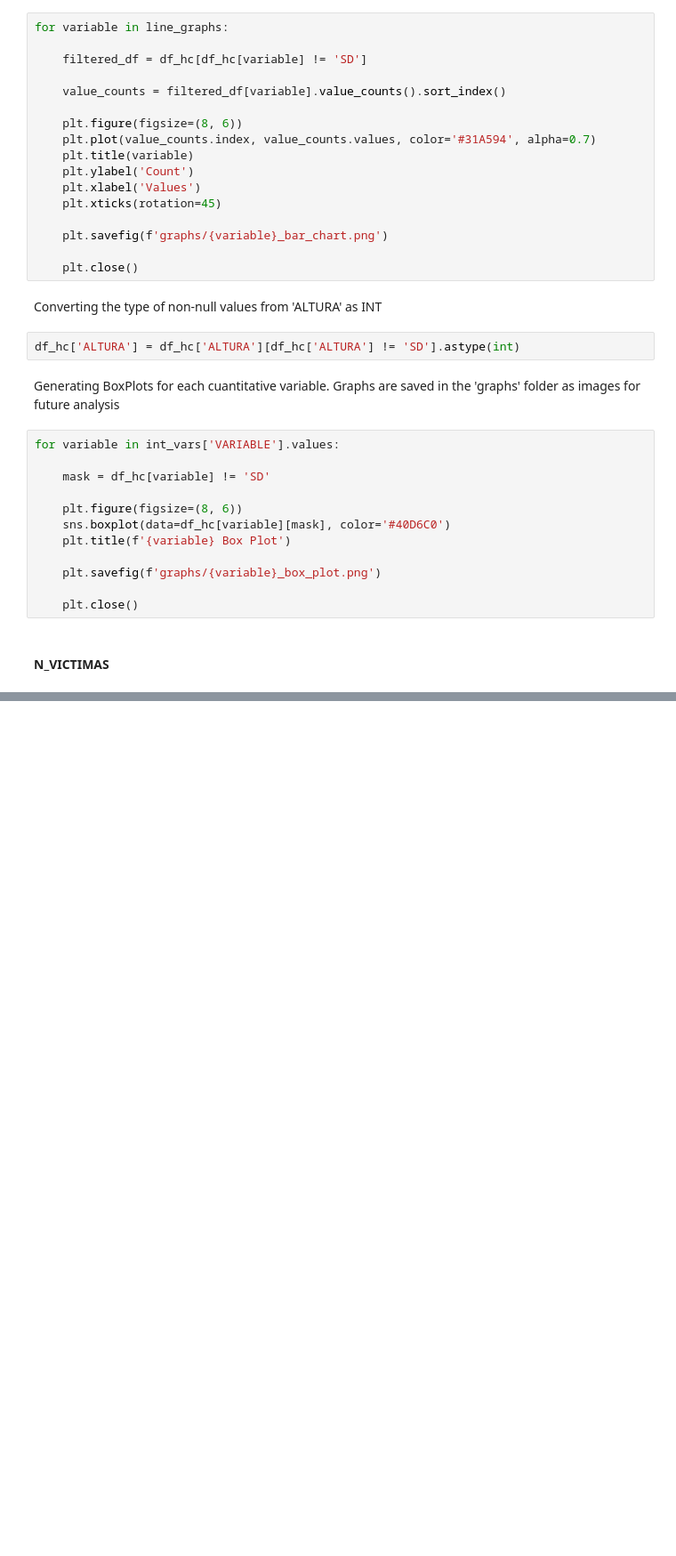
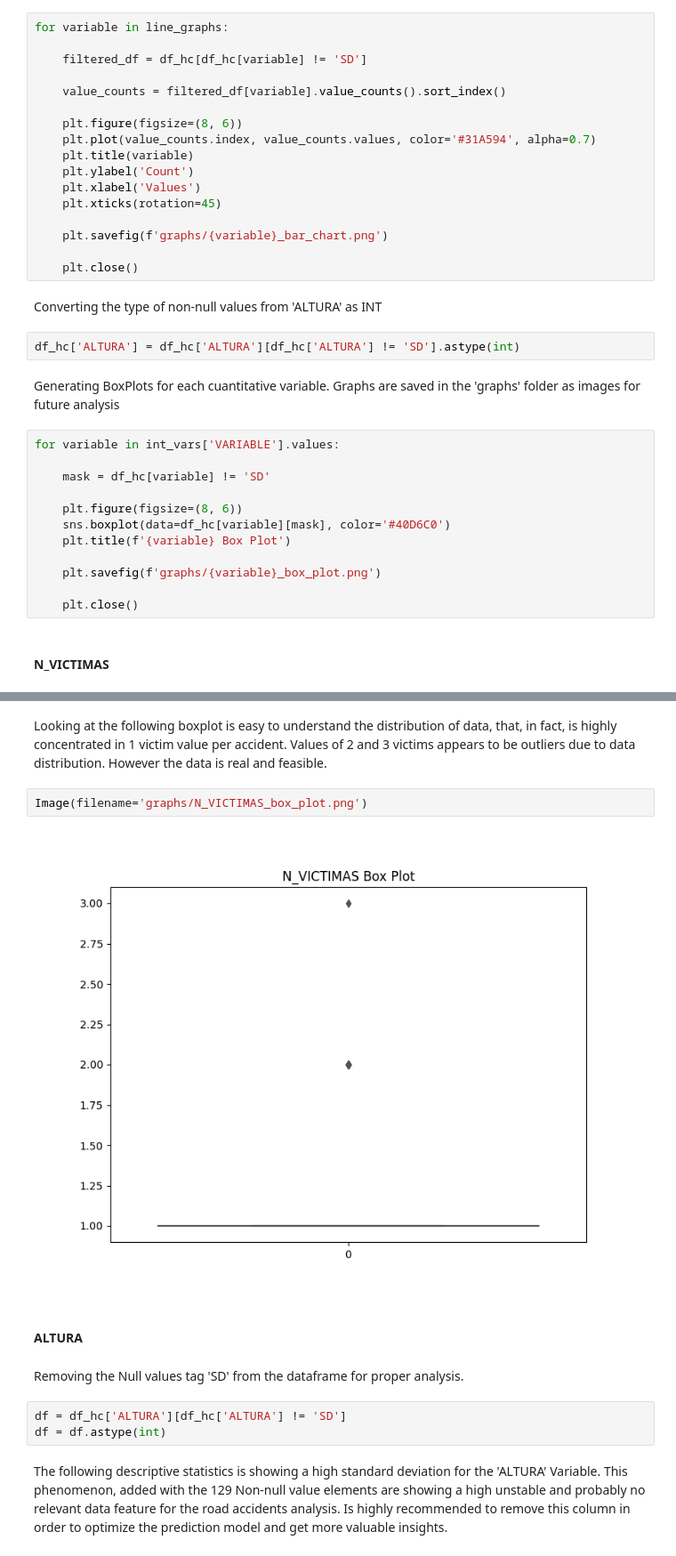
Before and after one commit to Slindex/Road-Accidents-DA, a Jupyter notebook: EDA.ipynb, the cells around one changed output, grey strips where cells are left out. Shown at 89% size. Cells and saved outputs as stored; diff of their text form; blank space fills up the shorter version.

```diff
--- a/EDA.ipynb
+++ b/EDA.ipynb
@@ -525,0 +530,15 @@ plt.show()
+# %% [markdown]
+Looking at the following boxplot is easy to understand the distribution of data, that, in fact, is highly concentrated in 1 victim value per accident. Values of 2 and 3 victims appears to be outliers due to data distribution. However the data is real and feasible.
+# %%
+Image(filename='graphs/N_VICTIMAS_box_plot.png')
+# %% [output]
+[figure, added]
+# %% [markdown]
+#### ALTURA
+# %% [markdown]
+Removing the Null values tag 'SD' from the dataframe for proper analysis.
+# %%
+df = df_hc['ALTURA'][df_hc['ALTURA'] != 'SD']
+df = df.astype(int)
+# %% [markdown]
+The following descriptive statistics is showing a high standard deviation for the 'ALTURA' Variable. This phenomenon, added with the 129 Non-null value elements are showing a high unstable and probably no relevant data feature for the road accidents analysis. Is highly recommended to remove this column in order to optimize the prediction model and get more valuable insights.
```
Also changed, not shown: parts of 67 cells of this notebook, 10 other files.
